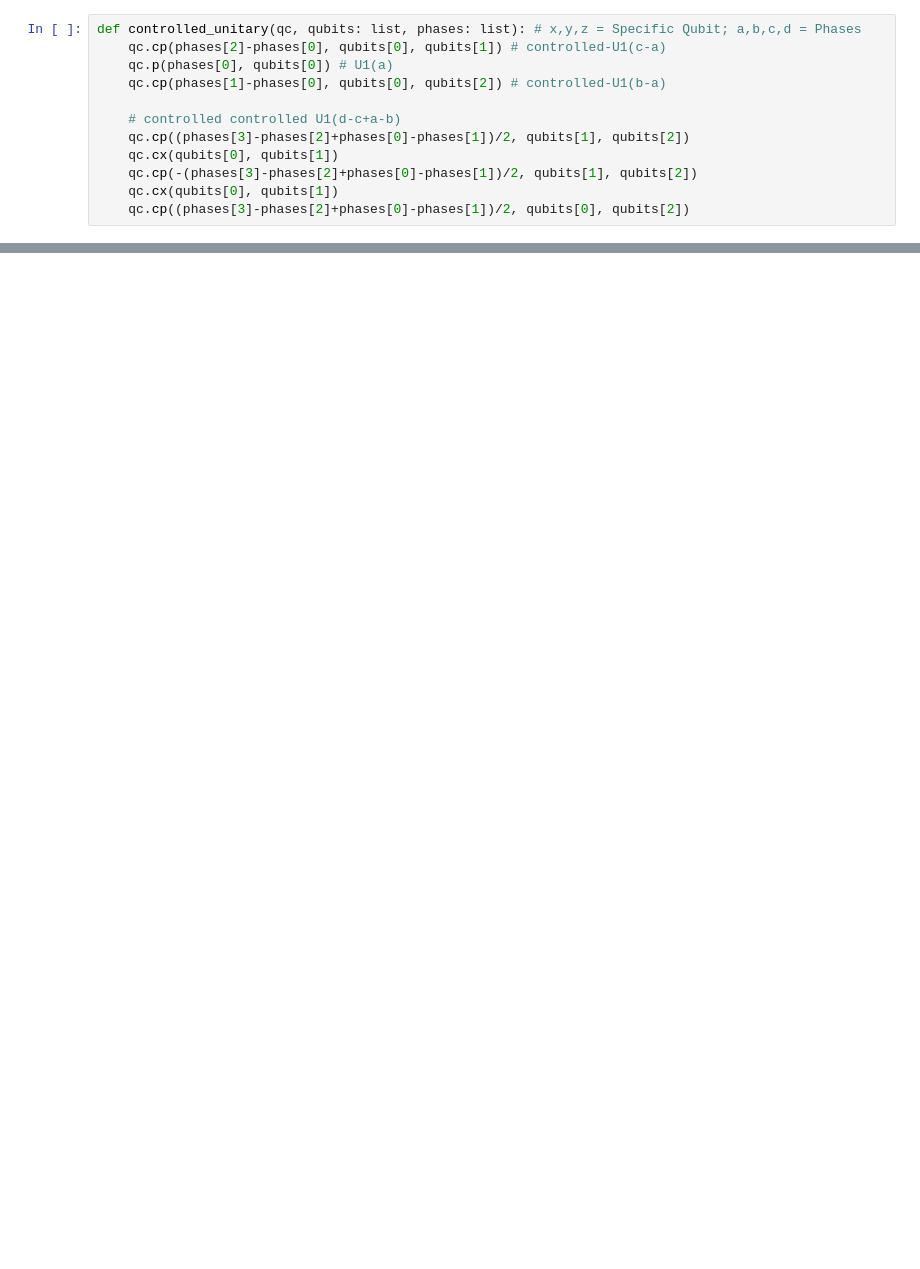
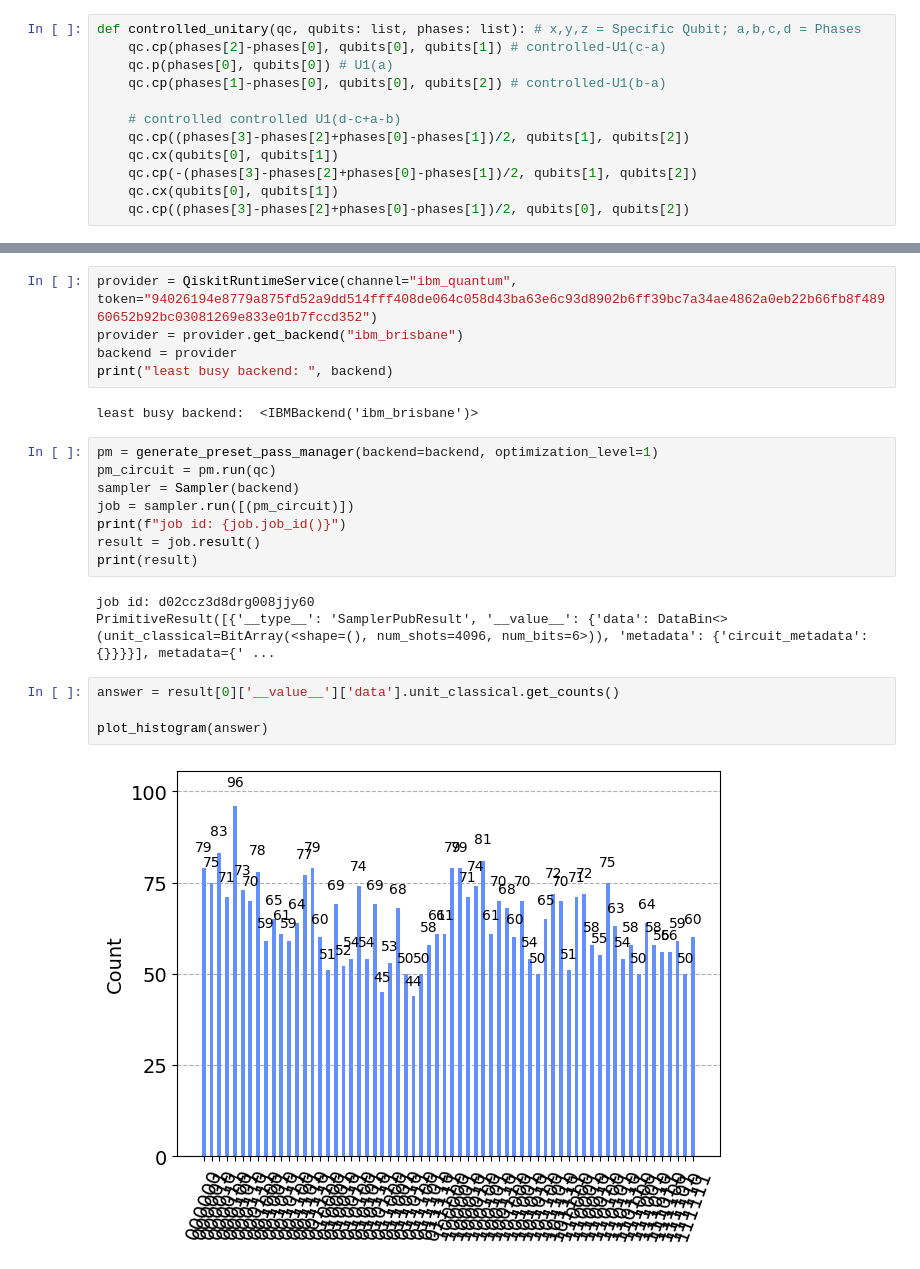
Before and after one commit to rbalak/qcml-tsp, a Jupyter notebook: tsp_qpe/TSP_QPE.ipynb, the cells around one changed output, grey strips where cells are left out. Cells and saved outputs as stored; diff of their text form; blank space fills up the shorter version.

```diff
--- a/tsp_qpe/TSP_QPE.ipynb
+++ b/tsp_qpe/TSP_QPE.ipynb
@@ -454,0 +333,24 @@ AerError: 'unknown instruction: circuit-396'
+# %%
+provider = QiskitRuntimeService(channel="ibm_quantum", token="94026194e8779a875fd52a9dd514fff408de064c058d43ba63e6c93d8902b6ff39bc7a34ae4862a0eb22b66fb8f48960652b92bc03081269e833e01b7fccd352")
+provider = provider.get_backend("ibm_brisbane")
+backend = provider
+print("least busy backend: ", backend)
+# %% [output]
+least busy backend:  <IBMBackend('ibm_brisbane')>
+# %%
+pm = generate_preset_pass_manager(backend=backend, optimization_level=1)
+pm_circuit = pm.run(qc)
+sampler = Sampler(backend)
+job = sampler.run([(pm_circuit)])
+print(f"job id: {job.job_id()}")
+result = job.result()
+print(result)
+# %% [output]
+job id: d02ccz3d8drg008jjy60
+PrimitiveResult([{'__type__': 'SamplerPubResult', '__value__': {'data': DataBin<>(unit_classical=BitArray(<shape=(), num_shots=4096, num_bits=6>)), 'metadata': {'circuit_metadata': {}}}}], metadata={' ...
+# %%
+answer = result[0]['__value__']['data'].unit_classical.get_counts()
+
+plot_histogram(answer)
+# %% [output]
+[figure, added]
```
Also changed, not shown: parts of 20 cells of this notebook.
